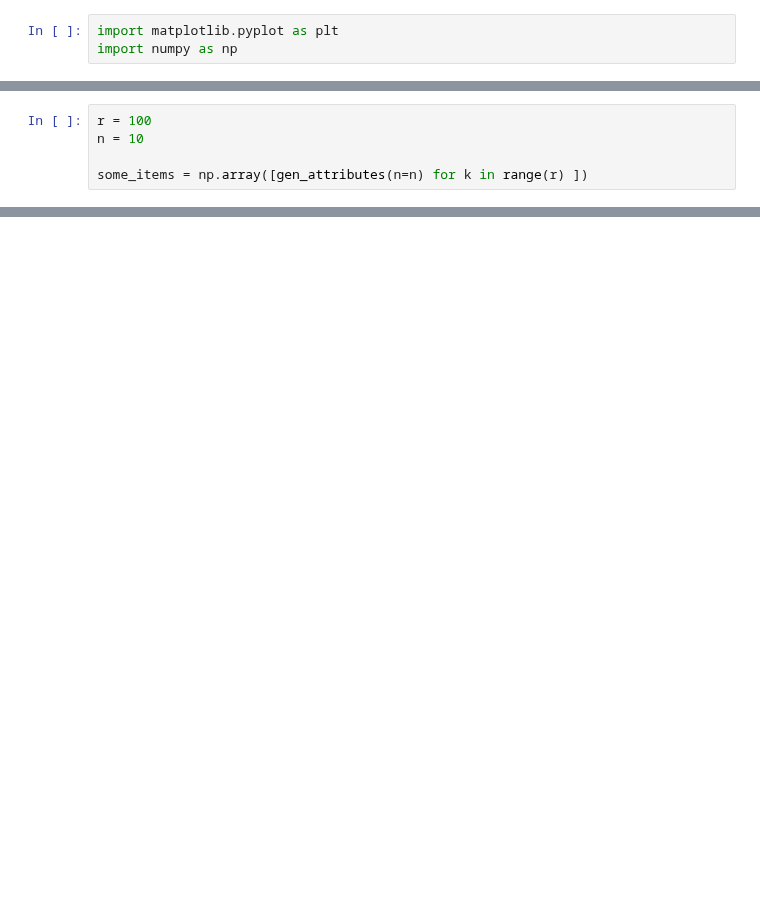
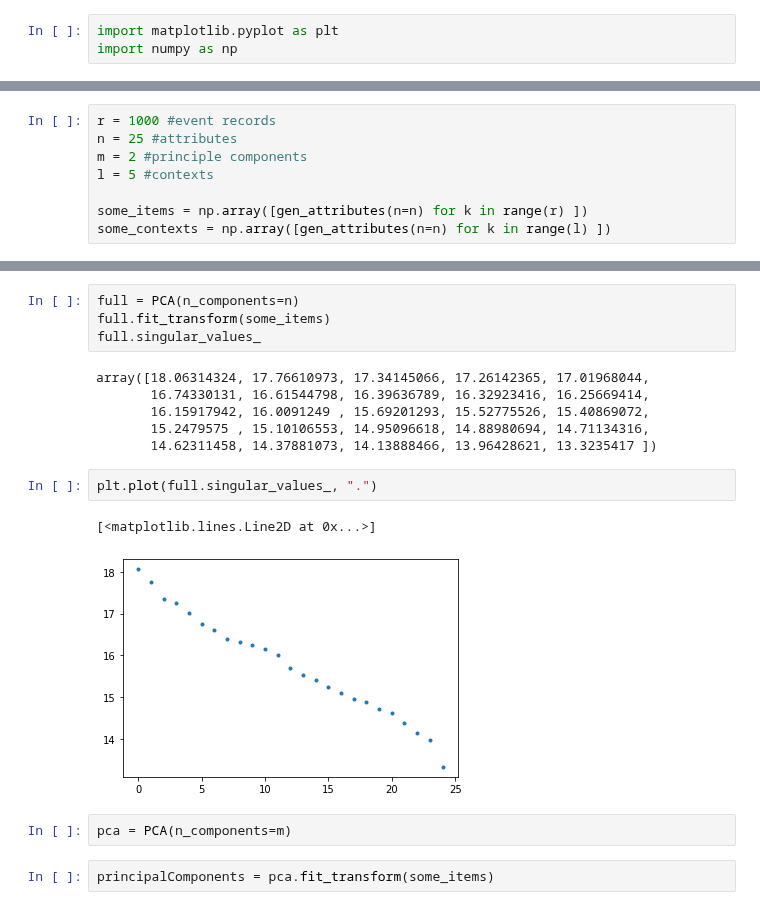
Before and after one commit to BlockScience/arm-basic-research, a Jupyter notebook: model/model/scratch.ipynb, the cells around one changed output, grey strips where cells are left out. Cells and saved outputs as stored; diff of their text form; blank space fills up the shorter version.

```diff
--- a/model/model/scratch.ipynb
+++ b/model/model/scratch.ipynb
@@ -8,5 +8,8 @@ ImportError: attempted relative import with no known parent package
 # %%
-r = 100
-n = 10
+r = 1000 #event records
+n = 25 #attributes
+m = 2 #principle components
+l = 5 #contexts
 
 some_items = np.array([gen_attributes(n=n) for k in range(r) ])
+some_contexts = np.array([gen_attributes(n=n) for k in range(l) ])
@@ -14,0 +26,19 @@ NameError: name 'gen_attributes' is not defined
+# %%
+full = PCA(n_components=n)
+full.fit_transform(some_items)
+full.singular_values_
+# %% [output]
+array([18.06314324, 17.76610973, 17.34145066, 17.26142365, 17.01968044,
+       16.74330131, 16.61544798, 16.39636789, 16.32923416, 16.25669414,
+       16.15917942, 16.0091249 , 15.69201293, 15.52775526, 15.40869072,
+       15.2479575 , 15.10106553, 14.95096618, 14.88980694, 14.71134316,
+       14.62311458, 14.37881073, 14.13888466, 13.96428621, 13.3235417 ])
+# %%
+plt.plot(full.singular_values_, ".")
+# %% [output]
+[<matplotlib.lines.Line2D at 0x...>]
+[figure, added]
+# %%
+pca = PCA(n_components=m)
+# %%
+principalComponents = pca.fit_transform(some_items)
```
Also changed, not shown: parts of 21 cells of this notebook.
